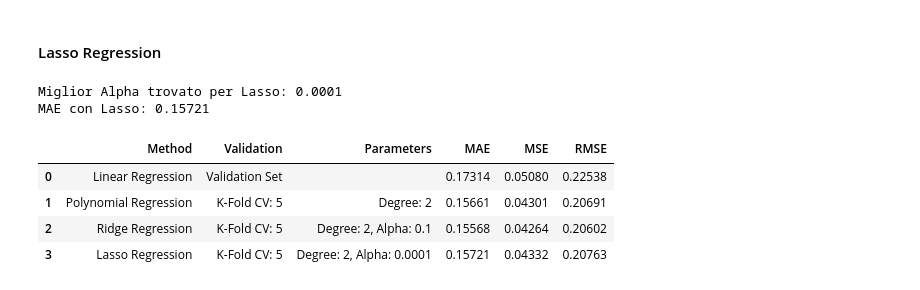
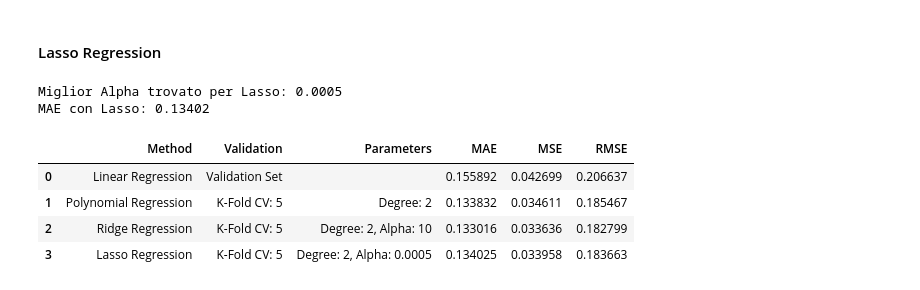
Before and after one commit to fragreco04/progetto-fad-2526, a Jupyter notebook: notebooks/drafts/part-2-3/ciccio_bella_copia.ipynb, the cells around one changed output. Saved outputs shown, nothing was run; the diff lists cells and outputs as text; code cells hidden in the pictures.

```diff
--- a/notebooks/drafts/part-2-3/ciccio_bella_copia.ipynb
+++ b/notebooks/drafts/part-2-3/ciccio_bella_copia.ipynb
@@ -339,8 +341,7 @@ Con queste modifiche abbiamo perso molto della nostra possibilità di comprender
 # %%
 # 1. Setup del dataset e variabili
 y = df['Price']
-vars_to_use = ['Age', 'Engine', 'Power', 'Fuel_Type', 'Transmission', 'Owner_Type', 'Kilometers_Driven', 'Mileage', 'Brand_Category']
-X = df[vars_to_use].copy()
+X = df.drop(columns=['Brand', 'Price']).copy()
 
 # 2. Trasformazione logaritmica (Si può fare prima dello split perché è puntuale)
 X['Kilometers_Driven'] = np.log1p(X['Kilometers_Driven'])
@@ -348,7 +349,7 @@ X['Engine'] = np.log1p(X['Engine'])
 X['Power'] = np.log1p(X['Power'])
 
 # 3. Otteniamo le variabili dummies (Su tutto X per garantire coerenza di colonne)
-X = pd.get_dummies(X, columns=['Fuel_Type', 'Transmission', 'Owner_Type', 'Brand_Category'], drop_first=True, dtype=int)
+X = pd.get_dummies(X, columns=['Fuel_Type', 'Transmission', 'Owner_Type', 'Location', 'Seats', 'Brand_Category'], drop_first=True, dtype=int)
 # %%
 from sklearn.model_selection import train_test_split
 
@@ -632,37 +635,37 @@ gs_lasso = GridSearchCV(
 # 3. Fit sul set di sviluppo
 gs_lasso.fit(X_trainval, y_trainval)
 
 # 4. Estrazione dei risultati migliori
 best_alpha_lasso = gs_lasso.best_params_['lasso_regression__alpha']
 best_index_lasso = gs_lasso.best_index_
 results_lasso_df = pd.DataFrame(gs_lasso.cv_results_)
 
 best_mae_lasso = results_lasso_df.loc[best_index_lasso, 'mean_test_MAE'] * -1
 best_mse_lasso = results_lasso_df.loc[best_index_lasso, 'mean_test_MSE'] * -1
 best_rmse_lasso = results_lasso_df.loc[best_index_lasso, 'mean_test_RMSE'] * -1
 
 print(f"Miglior Alpha trovato per Lasso: {best_alpha_lasso}")
 print(f"MAE con Lasso: {best_mae_lasso:.5f}")
 
 # 5. AGGIORNAMENTO DELLA TABELLA (Senza rimuovere i vecchi dati)
 new_row_lasso = pd.DataFrame({
     'Method': ['Lasso Regression'],
     'Validation': ['K-Fold CV: 5'],
     'Parameters': [f'Degree: {best_degree}, Alpha: {best_alpha_lasso}'],
     'MAE': [best_mae_lasso],
     'MSE': [best_mse_lasso],
     'RMSE': [best_rmse_lasso]
 })
 
 auto_usate_result = pd.concat([auto_usate_result, new_row_lasso], ignore_index=True)
 
 # Visualizziamo il confronto finale
-auto_usate_result.round(5)
+auto_usate_result
 # %% [output]
-Miglior Alpha trovato per Lasso: 0.0001
-MAE con Lasso: 0.15721
+Miglior Alpha trovato per Lasso: 0.0005
+MAE con Lasso: 0.13402
 |  | Method | Validation | Parameters | MAE | MSE | RMSE |
-| 0 | Linear Regression | Validation Set |  | 0.17314 | 0.05080 | 0.22538 |
-| 1 | Polynomial Regression | K-Fold CV: 5 | Degree: 2 | 0.15661 | 0.04301 | 0.20691 |
-| 2 | Ridge Regression | K-Fold CV: 5 | Degree: 2, Alpha: 0.1 | 0.15568 | 0.04264 | 0.20602 |
-| 3 | Lasso Regression | K-Fold CV: 5 | Degree: 2, Alpha: 0.0001 | 0.15721 | 0.04332 | 0.20763 |
+| 0 | Linear Regression | Validation Set |  | 0.155892 | 0.042699 | 0.206637 |
+| 1 | Polynomial Regression | K-Fold CV: 5 | Degree: 2 | 0.133832 | 0.034611 | 0.185467 |
+| 2 | Ridge Regression | K-Fold CV: 5 | Degree: 2, Alpha: 10 | 0.133016 | 0.033636 | 0.182799 |
+| 3 | Lasso Regression | K-Fold CV: 5 | Degree: 2, Alpha: 0.0005 | 0.134025 | 0.033958 | 0.183663 |
```
Also changed, not shown: parts of 13 cells of this notebook.
